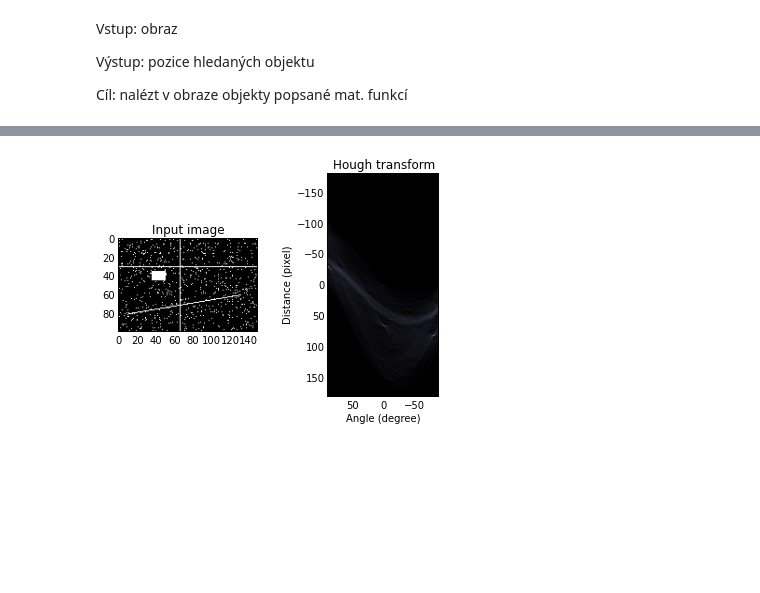
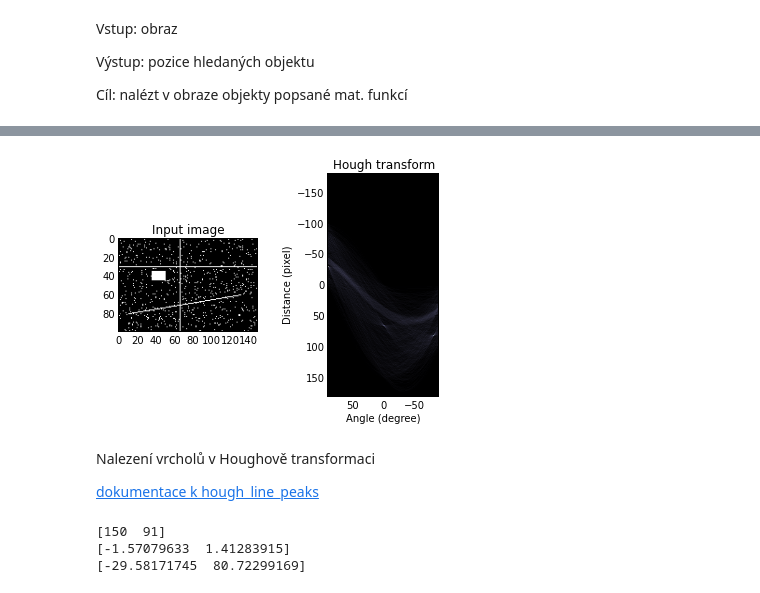
Before and after one commit to mjirik/ZDO, a Jupyter notebook: ZDOcv10.ipynb, the cells around one changed output, grey strips where cells are left out. Drawn from its saved outputs; the diff is of its cells as text; code cells hidden in the pictures; blank space fills up the shorter version.

```diff
--- a/ZDOcv10.ipynb
+++ b/ZDOcv10.ipynb
@@ -12,35 +14,55 @@ Cíl: nalézt v obraze objekty popsané mat. funkcí
 # %%
+import skimage
+import skimage.transform
 import numpy as np
 import matplotlib.pyplot as plt
 
 from skimage.transform import hough_line
 from skimage.draw import line
 
 img = np.zeros((100, 150), dtype=bool)
 img[30, :] = 1
 img[:, 65] = 1
 img[35:45, 35:50] = 1
 rr, cc = line(60, 130, 80, 10)
 img[rr, cc] = 1
 img += np.random.random(img.shape) > 0.95
 
-out, angles, d = hough_line(img)
+hspace, angles, dists = hough_line(img)
 
 plt.subplot(1, 2, 1)
 
 plt.imshow(img, cmap=plt.cm.gray)
 plt.title('Input image')
 
 plt.subplot(1, 2, 2)
-plt.imshow(out, cmap=plt.cm.bone,
+plt.imshow(hspace, cmap=plt.cm.bone,
            extent=(np.rad2deg(angles[-1]), np.rad2deg(angles[0]),
-                   d[-1], d[0]))
+                   dists[-1], dists[0]))
 plt.title('Hough transform')
 plt.xlabel('Angle (degree)')
 plt.ylabel('Distance (pixel)')
 
 plt.subplots_adjust(wspace=0.4)
 plt.show()
 # %% [output]
-[figure, old version]
+[figure, new version]
+# %% [markdown]
+Nalezení vrcholů v Houghově transformaci
+
+[dokumentace k hough_line_peaks](http://scikit-image.org/docs/dev/api/skimage.transform.html#skimage.transform.hough_line_peaks)
+# %%
+#from skimage.transform import hough_peaks
+
+#d#ir(skimage.transform)
+
+
+lhspace, langles, ldists = skimage.transform.hough_line_peaks(hspace, angles, dists)
+print lhspace
+print langles
+print ldists
+# %% [output]
+[150  91]
+[-1.57079633  1.41283915]
+[-29.58171745  80.72299169]
 # %%
```
Also changed, not shown: parts of 6 cells of this notebook.
